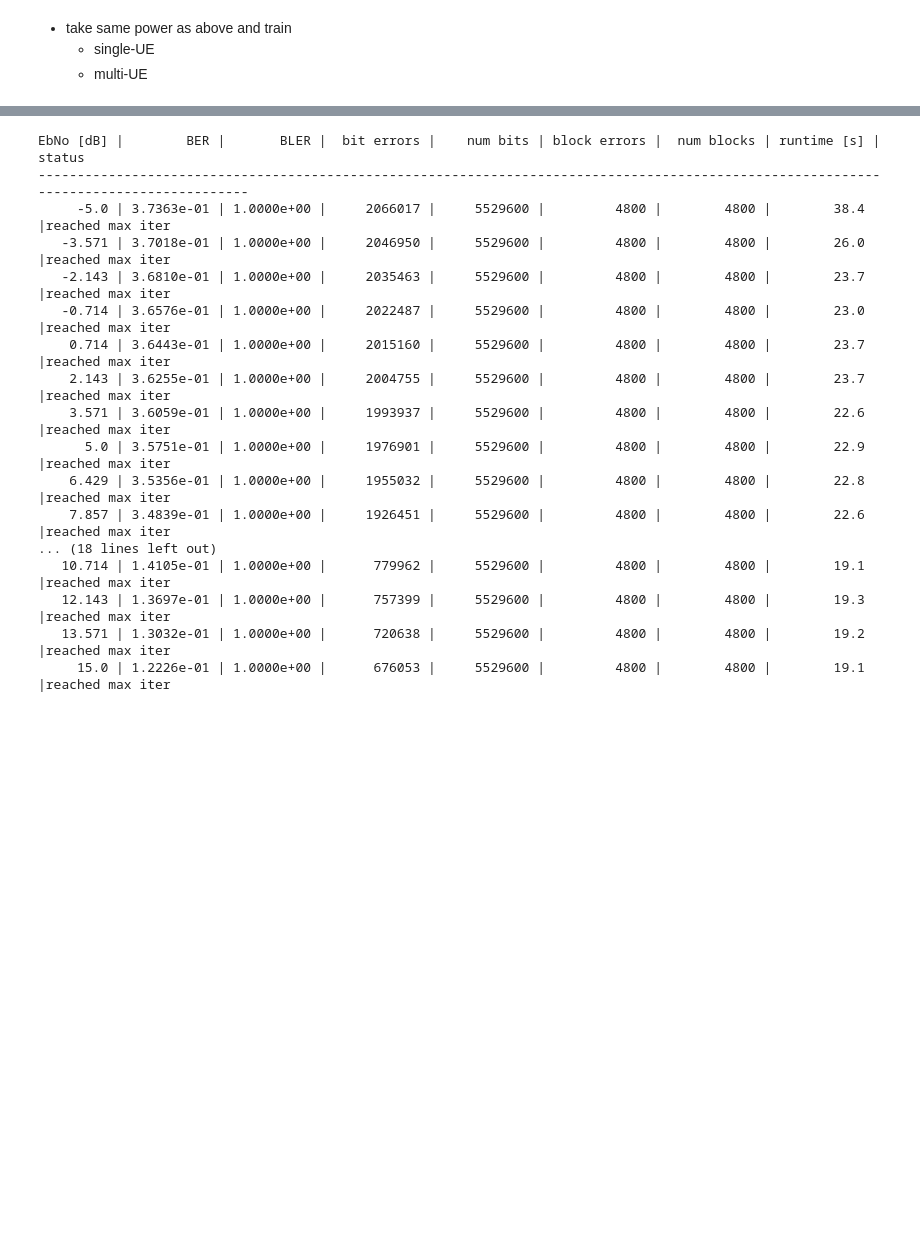
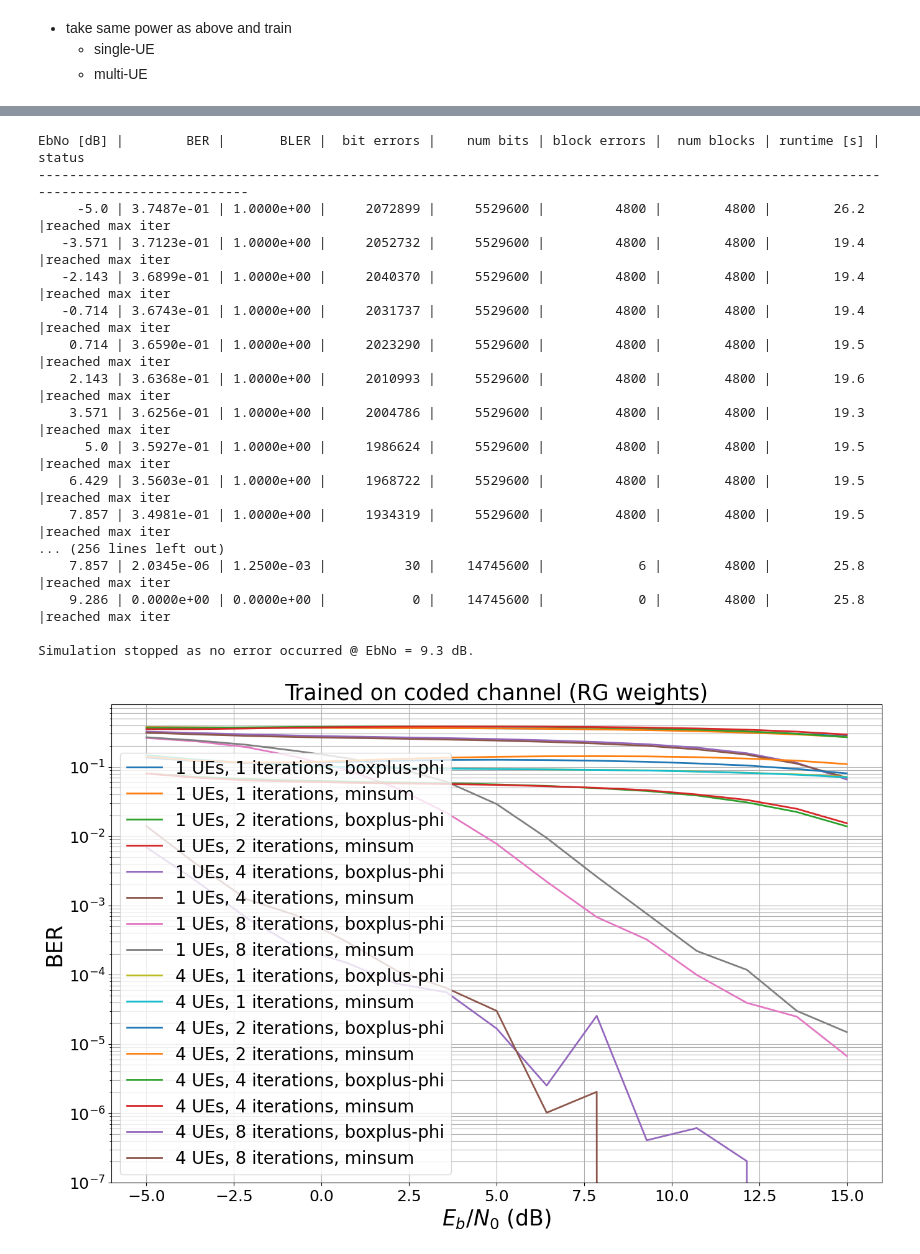
Before and after one commit to IIP-Group/pyjama, a Jupyter notebook: simulations/bler.ipynb, the cells around one changed output, grey strips where cells are left out. Saved outputs shown, nothing was run; the diff lists cells and outputs as text; code cells hidden in the pictures; blank space fills up the shorter version.

```diff
--- a/simulations/bler.ipynb
+++ b/simulations/bler.ipynb
@@ -207,30 +250,41 @@ ber_plots()
 # %%
 ber_plots.reset()
 sim.BATCH_SIZE = 32
 sim.MAX_MC_ITER = 150
-num_ue = [1, 4]
-for num in num_ue:
-    filename = f"weights/ue_{num}_coded_symbol_weights.pickle"
+
+num_uts = [1, 4]
+num_iters = [1, 2, 4, 8]
+cn_types = ["boxplus-phi", "minsum"]
+parameters = [(x, y, z) for x in num_uts for y in num_iters for z in cn_types]
+
+for num_ut, num_iter, cn_type in parameters:
+    filename = f"weights/coded/rg/ue_{num_ut}_{cn_type}_{num_iter}_iter.pickle"
     my_model_parameters = {**model_parameters,
+                           "num_ut": num_ut,
+                           "decoder_parameters": {"num_iter": num_iter, "cn_type": cn_type},
                            "jammer_parameters": {**jammer_parameters, "trainable_mask": tf.ones([14,128], dtype=tf.bool)}}
     model = Model(**my_model_parameters)
     load_weights(model, filename)
-    simulate_model(model, f"{num} UE, trained in coded channel (RG weights)", add_bler=True)
+    simulate_model(model, f"{num_ut} UEs, {num_iter} iterations, {cn_type}")
+
+ber_plots.title = f"Trained on coded channel (RG weights)"
+ber_plots()
 # %% [output]
 EbNo [dB] |        BER |       BLER |  bit errors |    num bits | block errors |  num blocks | runtime [s] |    status
 ---------------------------------------------------------------------------------------------------------------------------------------
-     -5.0 | 3.7363e-01 | 1.0000e+00 |     2066017 |     5529600 |         4800 |        4800 |        38.4 |reached max iter
-   -3.571 | 3.7018e-01 | 1.0000e+00 |     2046950 |     5529600 |         4800 |        4800 |        26.0 |reached max iter
-   -2.143 | 3.6810e-01 | 1.0000e+00 |     2035463 |     5529600 |         4800 |        4800 |        23.7 |reached max iter
-   -0.714 | 3.6576e-01 | 1.0000e+00 |     2022487 |     5529600 |         4800 |        4800 |        23.0 |reached max iter
-    0.714 | 3.6443e-01 | 1.0000e+00 |     2015160 |     5529600 |         4800 |        4800 |        23.7 |reached max iter
-    2.143 | 3.6255e-01 | 1.0000e+00 |     2004755 |     5529600 |         4800 |        4800 |        23.7 |reached max iter
-    3.571 | 3.6059e-01 | 1.0000e+00 |     1993937 |     5529600 |         4800 |        4800 |        22.6 |reached max iter
-      5.0 | 3.5751e-01 | 1.0000e+00 |     1976901 |     5529600 |         4800 |        4800 |        22.9 |reached max iter
-    6.429 | 3.5356e-01 | 1.0000e+00 |     1955032 |     5529600 |         4800 |        4800 |        22.8 |reached max iter
-    7.857 | 3.4839e-01 | 1.0000e+00 |     1926451 |     5529600 |         4800 |        4800 |        22.6 |reached max iter
-... (18 lines left out)
-   10.714 | 1.4105e-01 | 1.0000e+00 |      779962 |     5529600 |         4800 |        4800 |        19.1 |reached max iter
-   12.143 | 1.3697e-01 | 1.0000e+00 |      757399 |     5529600 |         4800 |        4800 |        19.3 |reached max iter
-   13.571 | 1.3032e-01 | 1.0000e+00 |      720638 |     5529600 |         4800 |        4800 |        19.2 |reached max iter
-     15.0 | 1.2226e-01 | 1.0000e+00 |      676053 |     5529600 |         4800 |        4800 |        19.1 |reached max iter
+     -5.0 | 3.7487e-01 | 1.0000e+00 |     2072899 |     5529600 |         4800 |        4800 |        26.2 |reached max iter
+   -3.571 | 3.7123e-01 | 1.0000e+00 |     2052732 |     5529600 |         4800 |        4800 |        19.4 |reached max iter
+   -2.143 | 3.6899e-01 | 1.0000e+00 |     2040370 |     5529600 |         4800 |        4800 |        19.4 |reached max iter
+   -0.714 | 3.6743e-01 | 1.0000e+00 |     2031737 |     5529600 |         4800 |        4800 |        19.4 |reached max iter
+    0.714 | 3.6590e-01 | 1.0000e+00 |     2023290 |     5529600 |         4800 |        4800 |        19.5 |reached max iter
+    2.143 | 3.6368e-01 | 1.0000e+00 |     2010993 |     5529600 |         4800 |        4800 |        19.6 |reached max iter
+    3.571 | 3.6256e-01 | 1.0000e+00 |     2004786 |     5529600 |         4800 |        4800 |        19.3 |reached max iter
+      5.0 | 3.5927e-01 | 1.0000e+00 |     1986624 |     5529600 |         4800 |        4800 |        19.5 |reached max iter
+    6.429 | 3.5603e-01 | 1.0000e+00 |     1968722 |     5529600 |         4800 |        4800 |        19.5 |reached max iter
+    7.857 | 3.4981e-01 | 1.0000e+00 |     1934319 |     5529600 |         4800 |        4800 |        19.5 |reached max iter
+... (256 lines left out)
+    7.857 | 2.0345e-06 | 1.2500e-03 |          30 |    14745600 |            6 |        4800 |        25.8 |reached max iter
+    9.286 | 0.0000e+00 | 0.0000e+00 |           0 |    14745600 |            0 |        4800 |        25.8 |reached max iter
+
+Simulation stopped as no error occurred @ EbNo = 9.3 dB.
+[figure, added]
```
Also changed, not shown: parts of 6 cells of this notebook, 1 other file.
